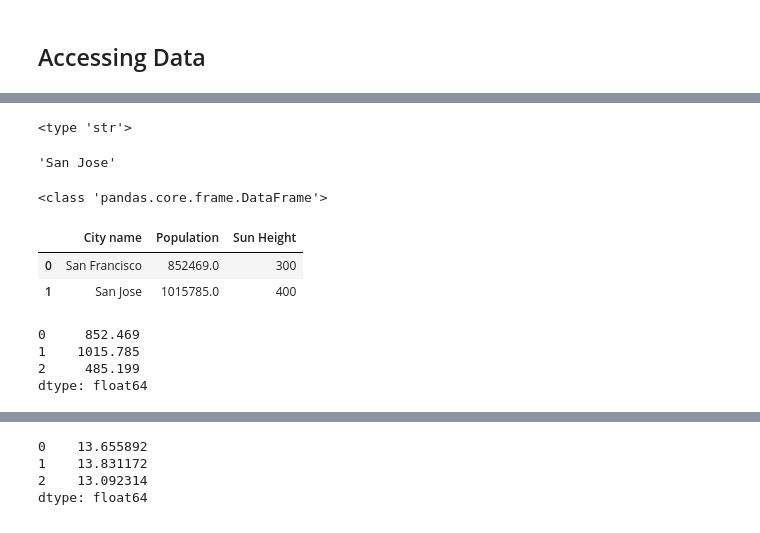
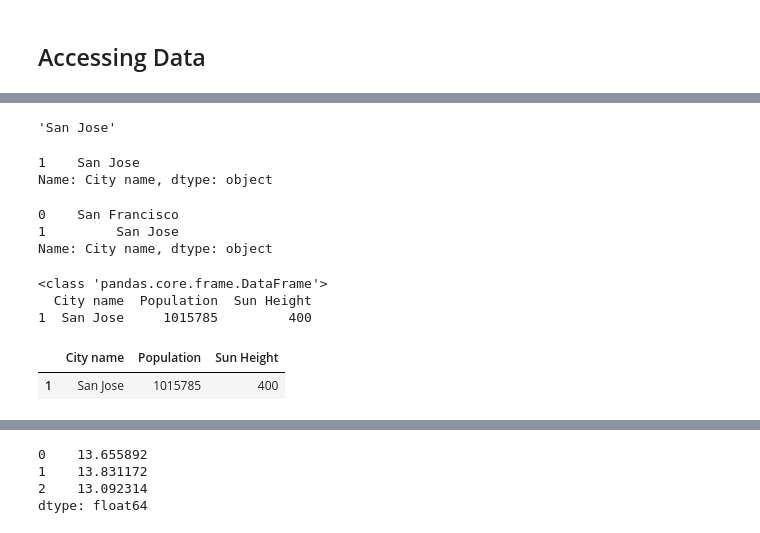
Before and after one commit to annLiu310/TensorFlowCrashCourse, a Jupyter notebook: intro_to_pandas1.ipynb, the cells around one changed output, grey strips where cells are left out. Drawn from its saved outputs; the diff is of its cells as text; code cells hidden in the pictures.

```diff
--- a/intro_to_pandas1.ipynb
+++ b/intro_to_pandas1.ipynb
@@ -112,23 +136,33 @@ Name: Population, dtype: float64
 # %%
-print(type(cities['City name'][1]))
+#print(type(cities['City name'][1]))
+
+# Print second
 cities['City name'][1]
 # %% [output]
-<type 'str'>
+'San Jose'
-'San Jose'
+# %%
+# Print element start from index 1 to 2
+cities['City name'][1:2]
+# %% [output]
+1    San Jose
+Name: City name, dtype: object
+# %%
+# Print element start from index 0 to 3
+cities['City name'][0:2]
+# %% [output]
+0    San Francisco
+1         San Jose
+Name: City name, dtype: object
 # %%
 print(type(cities[0:2]))
 
 # print 2 element start from 0
-cities[0:2]
+print(cities[1:2])
+
+cities[1:2]
 # %% [output]
 <class 'pandas.core.frame.DataFrame'>
+  City name  Population  Sun Height
+1  San Jose     1015785         400
 |  | City name | Population | Sun Height |
-| 0 | San Francisco | 852469.0 | 300 |
-| 1 | San Jose | 1015785.0 | 400 |
+| 1 | San Jose | 1015785 | 400 |
-# %%
-population / 1000.
-# %% [output]
-0     852.469
-1    1015.785
-2     485.199
-dtype: float64
```
Also changed, not shown: parts of 39 cells of this notebook.
